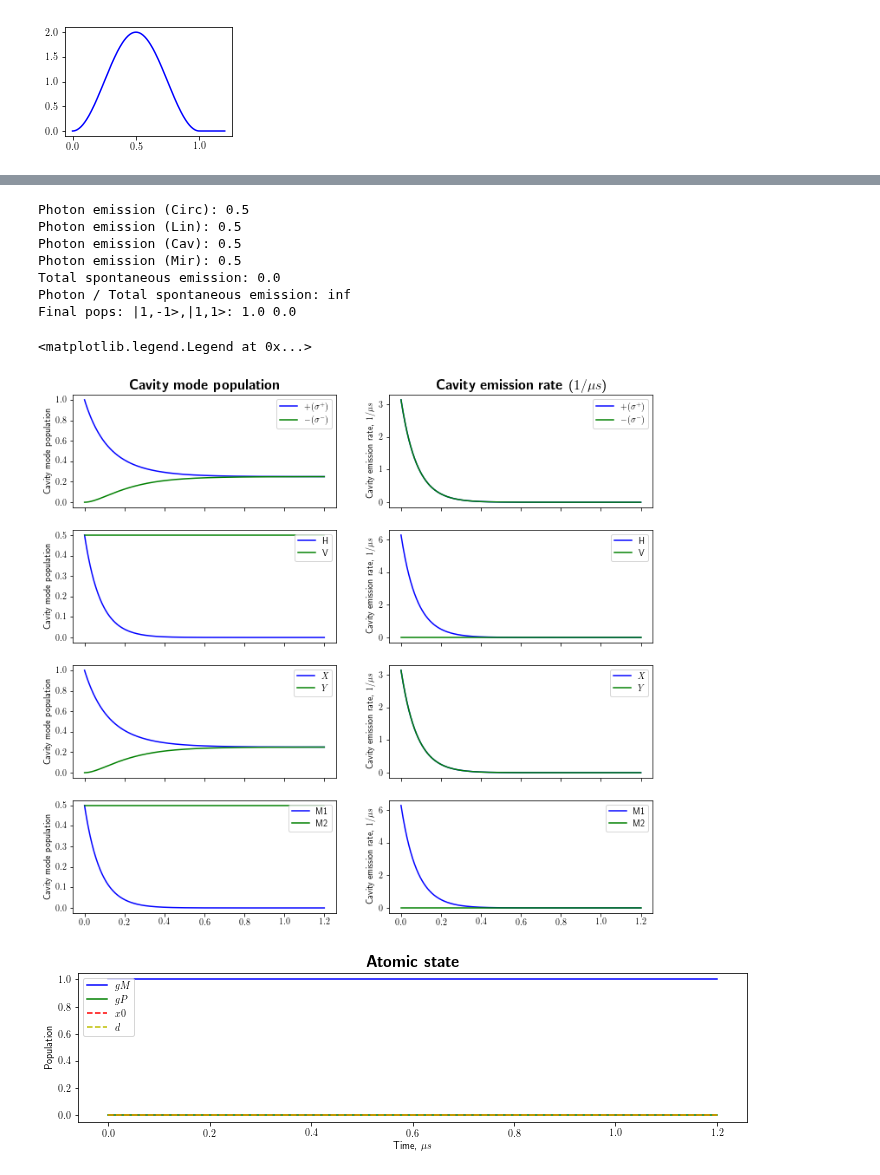
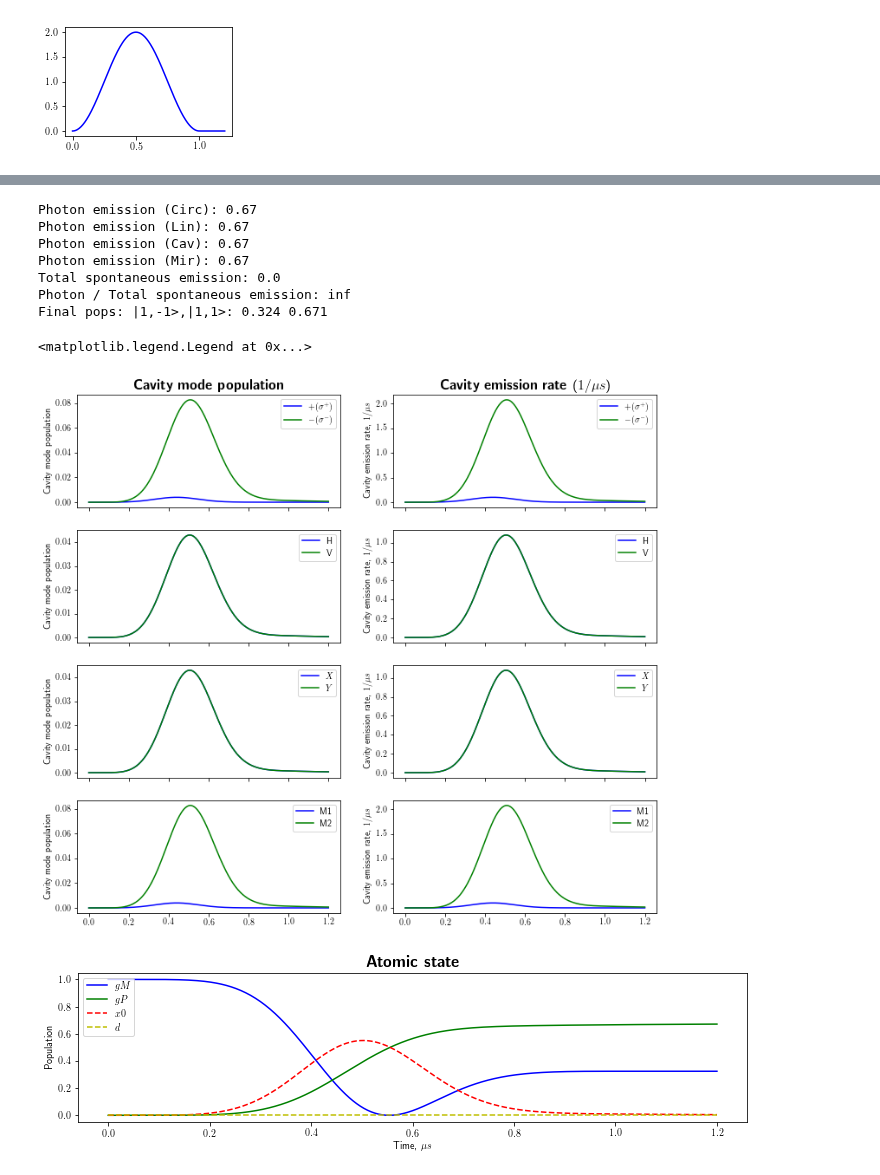
Before and after one commit to tomdbar/rb-cqed, a Jupyter notebook: vStirap-3lvl-complex-biref.ipynb, the cells around one changed output, grey strips where cells are left out. Cells and saved outputs as stored; diff of their text form; code cells hidden in the pictures.

Commit message:
Correct(?) photon emission expectation operators for cavities with polarisation dependent field decays.

```diff
--- a/vStirap-3lvl-complex-biref.ipynb
+++ b/vStirap-3lvl-complex-biref.ipynb
@@ -90,23 +90,23 @@ Coupling parameters.
    gamma:  Decay of the atomic amplitude.
    deltaP: Splitting of the cavity polarisation eigenmodes.
 '''
-kappa1,kappa2 = 1 * 2.*np.pi, 0 * 2.*np.pi
-gamma = 1 * 2.*np.pi
-deltaP = 0 * 2.*np.pi
+kappa1,kappa2 = 2 * 2.*np.pi, 2 * 2.*np.pi
+gamma = 0 * 2.*np.pi
+deltaP = 20 * 2.*np.pi
 
 # State the detuning of the Raman resonance
-deltaOffsetVStirap = 0 * 2.*np.pi
+deltaOffsetVStirap = 0
 
 # The laser and cavity detuning for photon production
 deltaL = deltaOffsetVStirap
 deltaC = deltaOffsetVStirap
 
-deltaC -= deltaP/2 # Puts the |X> cavity mode in Raman resonance
+#deltaC -= deltaP/2 # Puts the |X> cavity mode in Raman resonance
 #deltaC += deltaP/2 # Puts the |Y> cavity mode on Raman resonance
 
 
 # Atom-cavity coupling rate
-g = 2 * (2*np.pi)
+g = 4 * (2*np.pi)
 # %%
 '''
 Here we perform the set up required before we can define and simulate the
@@ -560,7 +632,7 @@ Perform simulation
 '''
 t,tStep = np.linspace(0, lengthSim, 501, retstep=True)
 
-psi0 = ket(*['gM',1,0]) # Initial state of the system
+psi0 = ket(*['gM',0,0]) # Initial state of the system
 
 opts = Options(rhs_reuse=False, rhs_filename='H_Stirap')
 
@@ -587,21 +659,25 @@ output_states = output.states
 Photon number operators for calculating the intra-cavity population in
 different polarisation bases.
 '''
-anP_t,anM_t = anRot_series_fast(t, alpha=alpha, phi1=phi1, phi2=phi2)
+anP_t,anM_t = anRot_series(t, alpha=alpha, phi1=phi1, phi2=phi2)
 
 alpha_LC = np.clip(np.abs(R_LC[0, 0]),0,1)
 phi1_LC, phi2_LC = np.angle(R_LC[0, 0]), np.angle(R_LC[1, 0])
 
-anH_t,anV_t = anRot_series_fast(t, alpha=alpha_LC, phi1=phi1_LC, phi2=phi2_LC)
+alpha_MC = np.clip(np.abs(R_MC[0, 0]),0,1)
+phi1_MC, phi2_MC = np.angle(R_MC[0, 0]), np.angle(R_MC[1, 0])
 
-exp_anP, exp_anM, exp_anH, exp_anV =\
+anH_t,anV_t = anRot_series(t, alpha=alpha_LC, phi1=phi1_LC, phi2=phi2_LC)
+anM1_t,anM2_t = anRot_series(t, alpha=alpha_MC, phi1=phi1_MC, phi2=phi2_MC)
+
+exp_anP, exp_anM, exp_anH, exp_anV, exp_anM1, exp_anM2 =\
     np.abs(np.array(
-        [expect(list(an_list), state) for an_list,state in zip(zip(anP_t,anM_t, anH_t,anV_t),
+        [expect(list(an_list), state) for an_list,state in zip(zip(anP_t,anM_t, anH_t,anV_t, anM1_t,anM2_t),
                                                                output_states)]
         )).T
 
-exp_anX, exp_anY, exp_anM1, exp_anM2, exp_spontDecay =\
-    np.abs( expect([anX, anY,anM1, anM2, sigma_spontDecayOp], output_states) )
+exp_anX, exp_anY, exp_spontDecay =\
+    np.abs( expect([anX, anY, sigma_spontDecayOp], output_states) )
 
 '''
 Photon number operators for calculating cavity emission different polarisation
@@ -610,23 +686,34 @@ bases.
 R_AM = R_LM*R_AL
 alpha_AM = np.clip(np.abs(R_AM[0, 0]),0,1)
 phi1_AM, phi2_AM = np.angle(R_AM[0, 0]), np.angle(R_AM[1, 0])
-beta_AM = np.sqrt(1-alpha_AM**2)
 
 alpha_LM = np.clip(np.abs(R_LM[0, 0]),0,1)
 phi1_LM, phi2_LM = np.angle(R_LM[0, 0]), np.angle(R_LM[1, 0])
-beta_LM = np.sqrt(1-alpha_LM**2)
 
 alpha_CM = np.clip(np.abs(R_CM[0, 0]),0,1)
 phi1_CM, phi2_CM = np.angle(R_CM[0, 0]), np.angle(R_CM[1, 0])
-beta_CM = np.sqrt(1-alpha_CM**2)
 
-emP, emM = em_op(alpha_AM, phi1_AM, phi2_AM)
-emH, emV = em_op(alpha_LM, phi1_LM, phi2_LM)
-emX, emY = em_op(alpha_CM, phi1_CM, phi2_CM)
-emM1, emM2 = em_op(1, 0, 0)
+# emP, emM = em_op(alpha_AM, phi1_AM, phi2_AM)
+# emH, emV = em_op(alpha_LM, phi1_LM, phi2_LM)
+# emX, emY = em_op(alpha_CM, phi1_CM, phi2_CM)
+# emM1, emM2 = em_op(1, 0, 0)
+#
+# exp_emP, exp_emM, exp_emH, exp_emV, exp_emX, exp_emY, exp_emM1, exp_emM2 =\
+#     np.abs( expect([emP, emM, emH, emV, emX, emY, emM1, emM2], output_states) )
+
+emP_t,emM_t = emRot_series(t, alpha_AM, phi1_AM, phi2_AM)
+emH_t,emV_t = emRot_series(t, alpha_LM, phi1_LM, phi2_LM)
+emX_t,emY_t = emRot_series(t, alpha_CM, phi1_CM, phi2_CM)
+emM1_t, emM2_t = emRot_series(t, 1, 0, 0)
 
 exp_emP, exp_emM, exp_emH, exp_emV, exp_emX, exp_emY, exp_emM1, exp_emM2 =\
-    np.abs( expect([emP, emM, emH, emV, emX, emY, emM1, emM2], output_states) )
+    np.abs(np.array(
+        [expect(list(an_list), state) for an_list,state in zip(zip(emP_t,emM_t,
+                                                                   emH_t,emV_t,
+                                                                   emX_t,emY_t,
+                                                                   emM1_t, emM2_t),
+                                                               output_states)]
+        )).T
 
 # Total photonic emission of each mode.
 n_P = np.trapz((exp_emP), dx=tStep)
@@ -716,39 +803,43 @@ axB.plot(t, exp_emY, 'g', label='$Y$')
 axB.set_ylabel('Cavity emission rate, $1/\mu s$')
 axB.legend(loc=1)
 
 ###
 axA,axB = a4a,a4b
 
 axA.plot(t, exp_anM1, 'b', label='M1')
 axA.plot(t, exp_anM2, 'g', label='M2')
 axA.set_ylabel('Cavity mode population')
 axA.legend(loc=1)
 
-axB.plot(t, 2*kappa1 * exp_anM1, 'b', label='M1')
-axB.plot(t, 2*kappa2 * exp_anM2, 'g', label='M2')
+# axB.plot(t, 2*kappa1 * exp_anM1, 'b', label='M1')
+# axB.plot(t, 2*kappa2 * exp_anM2, 'g', label='M2')
+# axB.set_ylabel('Cavity emission rate, $1/\mu s$')
+# axB.legend(loc=1)
+axB.plot(t, exp_emM1, 'b', label='M1')
+axB.plot(t, exp_emM2, 'g', label='M2')
 axB.set_ylabel('Cavity emission rate, $1/\mu s$')
 axB.legend(loc=1)
 
 f2, (a) = plt.subplots(1, 1, sharex=True, figsize=(12, 11/4))
 
 a.set_title('\\textbf{Atomic state}', fontsize=16)
 
 a.plot(t, exp_agM, 'b', label='$gM$')
 a.plot(t, exp_agP, 'g', label='$gP$')
 a.plot(t, exp_ax0, '--r', label='$x0$')
 a.plot(t, exp_ad, '--y', label='$d$')
 
 a.set_xlabel('Time, $\mu s$')
 a.set_ylabel('Population')
 a.legend(loc=2)
 # %% [output]
-Photon emission (Circ): 0.5
-Photon emission (Lin): 0.5
-Photon emission (Cav): 0.5
-Photon emission (Mir): 0.5
+Photon emission (Circ): 0.67
+Photon emission (Lin): 0.67
+Photon emission (Cav): 0.67
+Photon emission (Mir): 0.67
 Total spontaneous emission: 0.0
 Photon / Total spontaneous emission: inf
-Final pops: |1,-1>,|1,1>: 1.0 0.0
+Final pops: |1,-1>,|1,1>: 0.324 0.671
 <matplotlib.legend.Legend at 0x...>
-[figure, old version]
+[figure, new version]
-[figure, old version]
+[figure, new version]
```
Also changed, not shown: parts of 9 cells of this notebook, 1 other file.
